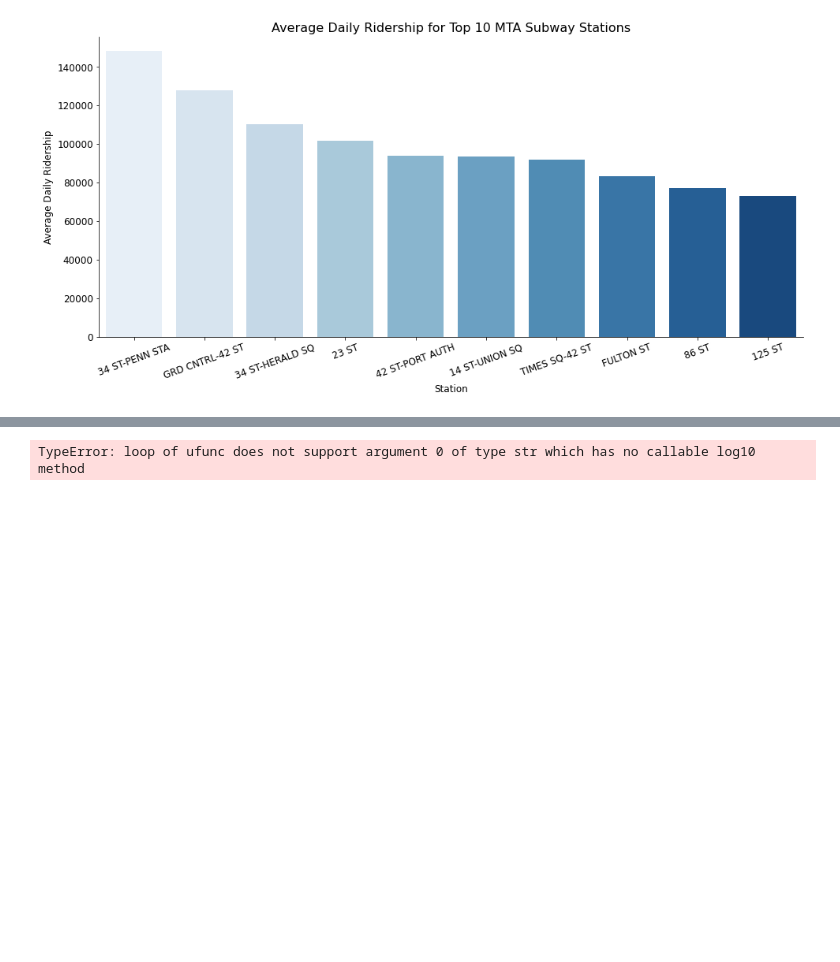
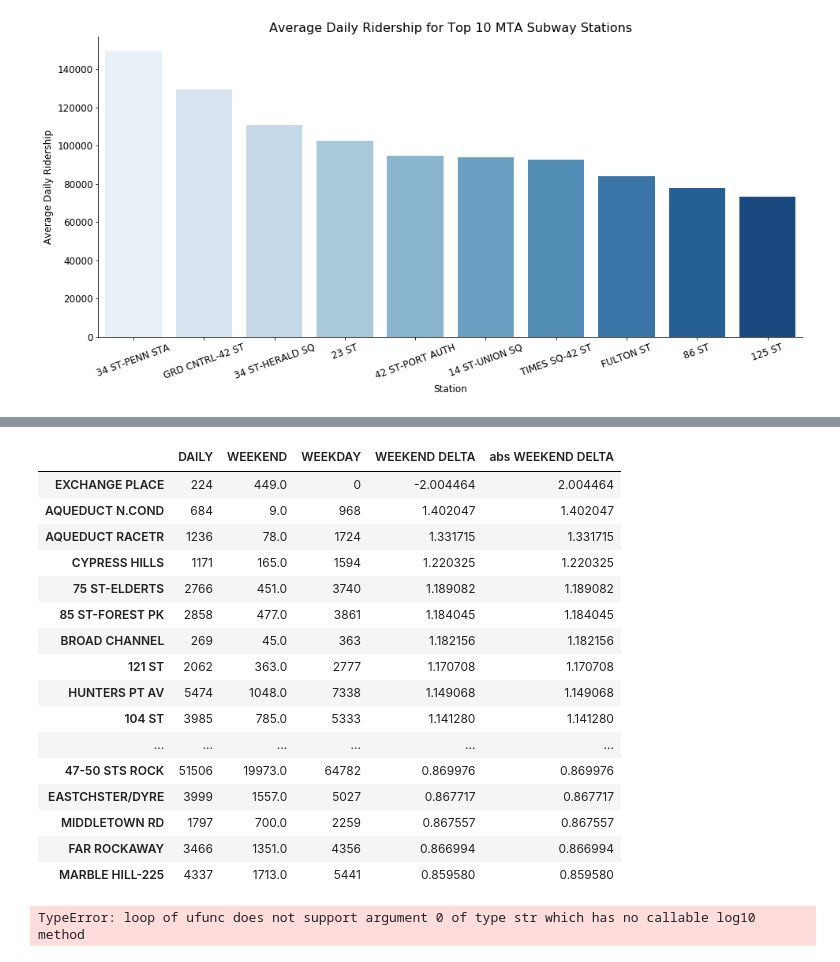
Before and after one commit to bubblebooy/Metis-Project-1-EDA, a Jupyter notebook: Subway Project EDA 0401.ipynb, the cells around one changed output, grey strips where cells are left out. Saved outputs shown, nothing was run; the diff lists cells and outputs as text; code cells hidden in the pictures; blank space fills up the shorter version.

```diff
--- a/Subway Project EDA 0401.ipynb
+++ b/Subway Project EDA 0401.ipynb
@@ -228,3 +292,35 @@ sns.despine()
+# %%
+weekend_delta = totaldf.copy()
+weekend_delta = weekend_delta.set_index('STATION')
+weekend_delta = pd.concat([weekend_delta,
+                  totaldf_weekend.set_index('STATION')['NET ENTRIES'],
+                  totaldf_week.set_index('STATION')['NET ENTRIES']],
+                 axis=1)
+weekend_delta.columns=['DAILY', 'WEEKEND','WEEKDAY']
+weekend_delta['WEEKEND DELTA'] = (weekend_delta['WEEKDAY'] - weekend_delta['WEEKEND'])/weekend_delta['DAILY']
+weekend_delta['abs WEEKEND DELTA'] = np.abs(weekend_delta['WEEKEND DELTA'])
+weekend_delta = weekend_delta.sort_values('abs WEEKEND DELTA', ascending = False)
+
+# sns.distplot(data['WEEKEND DELTA'])
+weekend_delta.head(50)
+# %% [output]
+|  | DAILY | WEEKEND | WEEKDAY | WEEKEND DELTA | abs WEEKEND DELTA |
+| EXCHANGE PLACE | 224 | 449.0 | 0 | -2.004464 | 2.004464 |
+| AQUEDUCT N.COND | 684 | 9.0 | 968 | 1.402047 | 1.402047 |
+| AQUEDUCT RACETR | 1236 | 78.0 | 1724 | 1.331715 | 1.331715 |
+| CYPRESS HILLS | 1171 | 165.0 | 1594 | 1.220325 | 1.220325 |
+| 75 ST-ELDERTS | 2766 | 451.0 | 3740 | 1.189082 | 1.189082 |
+| 85 ST-FOREST PK | 2858 | 477.0 | 3861 | 1.184045 | 1.184045 |
+| BROAD CHANNEL | 269 | 45.0 | 363 | 1.182156 | 1.182156 |
+| 121 ST | 2062 | 363.0 | 2777 | 1.170708 | 1.170708 |
+| HUNTERS PT AV | 5474 | 1048.0 | 7338 | 1.149068 | 1.149068 |
+| 104 ST | 3985 | 785.0 | 5333 | 1.141280 | 1.141280 |
+| ... | ... | ... | ... | ... | ... |
+| 47-50 STS ROCK | 51506 | 19973.0 | 64782 | 0.869976 | 0.869976 |
+| EASTCHSTER/DYRE | 3999 | 1557.0 | 5027 | 0.867717 | 0.867717 |
+| MIDDLETOWN RD | 1797 | 700.0 | 2259 | 0.867557 | 0.867557 |
+| FAR ROCKAWAY | 3466 | 1351.0 | 4356 | 0.866994 | 0.866994 |
+| MARBLE HILL-225 | 4337 | 1713.0 | 5441 | 0.859580 | 0.859580 |
 # %%
 #Challenge 10
 plt.hist(np.log10(totaldf),20);
```
Also changed, not shown: parts of 13 cells of this notebook.
